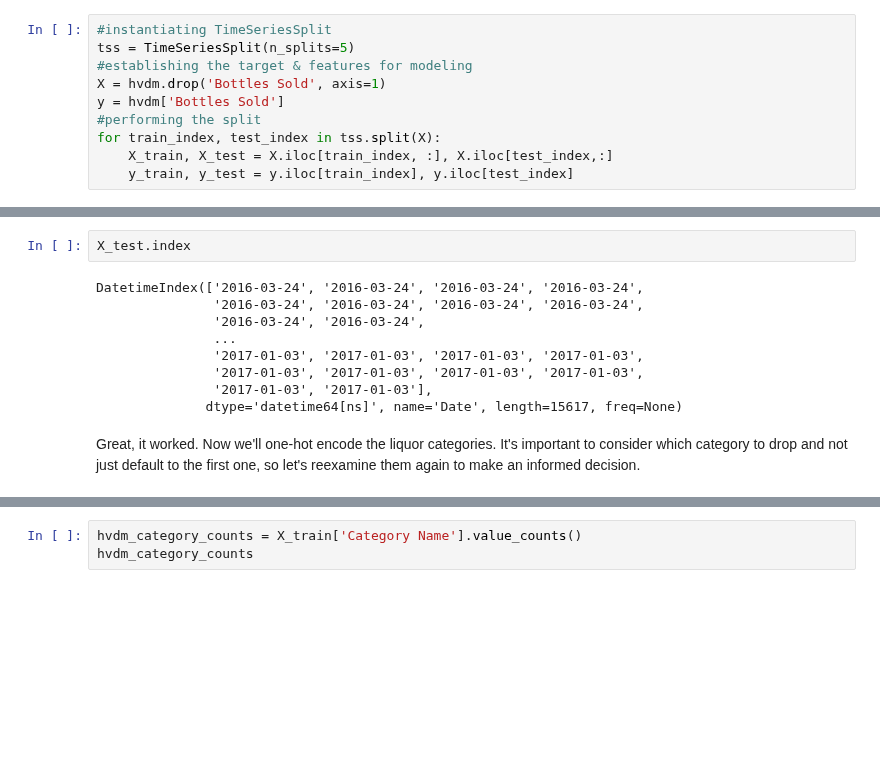
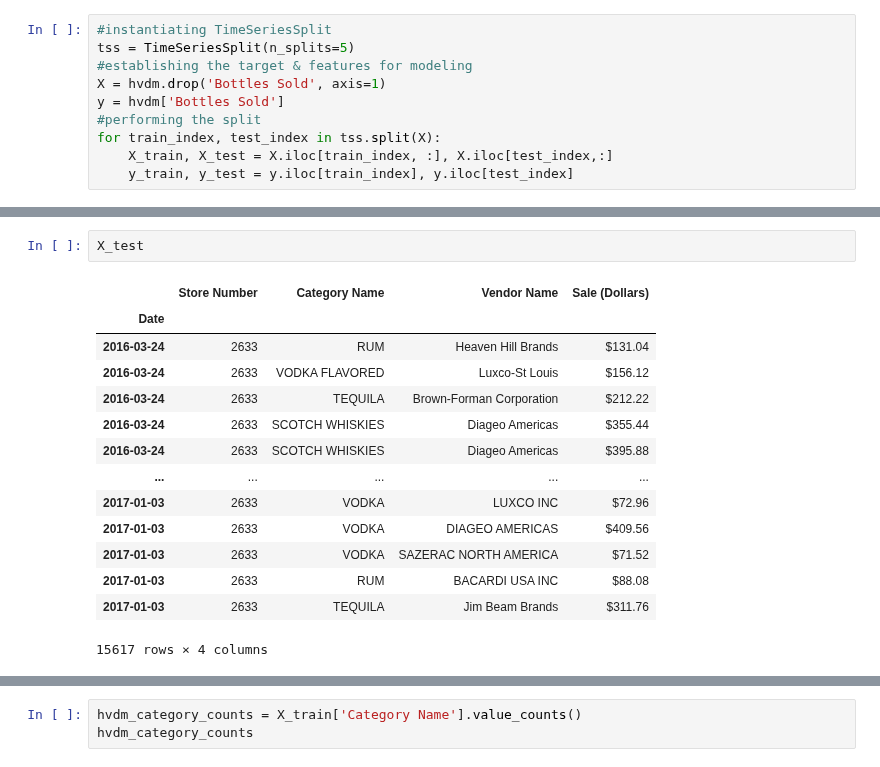
Before and after one commit to joeldmott/inventory_project, a Jupyter notebook: inventory_restocking_project.ipynb, the cells around one changed output, grey strips where cells are left out. Drawn from its saved outputs; the diff is of its cells as text; blank space fills up the shorter version.

```diff
--- a/inventory_restocking_project.ipynb
+++ b/inventory_restocking_project.ipynb
@@ -564,13 +572,17 @@ DatetimeIndex(['2012-01-03', '2012-01-03', '2012-01-03', '2012-01-03',
 # %%
-X_test.index
+X_test
 # %% [output]
+|  | Store Number | Category Name | Vendor Name | Sale (Dollars) |
+| Date |  |  |  |  |
+| 2016-03-24 | 2633 | RUM | Heaven Hill Brands | $131.04 |
+| 2016-03-24 | 2633 | VODKA FLAVORED | Luxco-St Louis | $156.12 |
+| 2016-03-24 | 2633 | TEQUILA | Brown-Forman Corporation | $212.22 |
+| 2016-03-24 | 2633 | SCOTCH WHISKIES | Diageo Americas | $355.44 |
+| 2016-03-24 | 2633 | SCOTCH WHISKIES | Diageo Americas | $395.88 |
+| ... | ... | ... | ... | ... |
+| 2017-01-03 | 2633 | VODKA | LUXCO INC | $72.96 |
+| 2017-01-03 | 2633 | VODKA | DIAGEO AMERICAS | $409.56 |
+| 2017-01-03 | 2633 | VODKA | SAZERAC NORTH AMERICA | $71.52 |
+| 2017-01-03 | 2633 | RUM | BACARDI USA INC | $88.08 |
+| 2017-01-03 | 2633 | TEQUILA | Jim Beam Brands | $311.76 |
-DatetimeIndex(['2016-03-24', '2016-03-24', '2016-03-24', '2016-03-24',
-               '2016-03-24', '2016-03-24', '2016-03-24', '2016-03-24',
-               '2016-03-24', '2016-03-24',
-               ...
-               '2017-01-03', '2017-01-03', '2017-01-03', '2017-01-03',
-               '2017-01-03', '2017-01-03', '2017-01-03', '2017-01-03',
-               '2017-01-03', '2017-01-03'],
-              dtype='datetime64[ns]', name='Date', length=15617, freq=None)
+15617 rows × 4 columns
-# %% [markdown]
-Great, it worked. Now we'll one-hot encode the liquor categories. It's important to consider which category to drop and not just default to the first one, so let's reexamine them again to make an informed decision.
```
Also changed, not shown: parts of 16 cells of this notebook.
